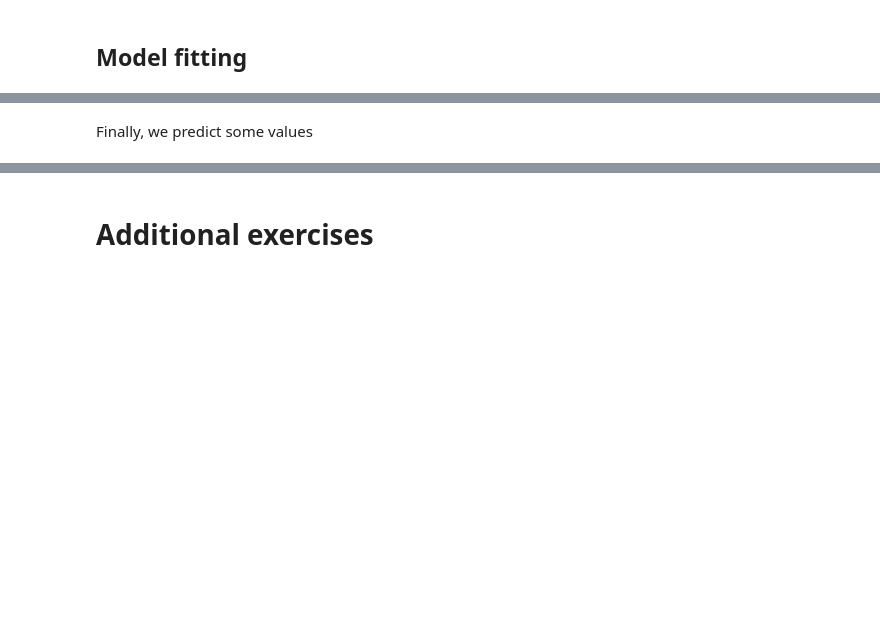
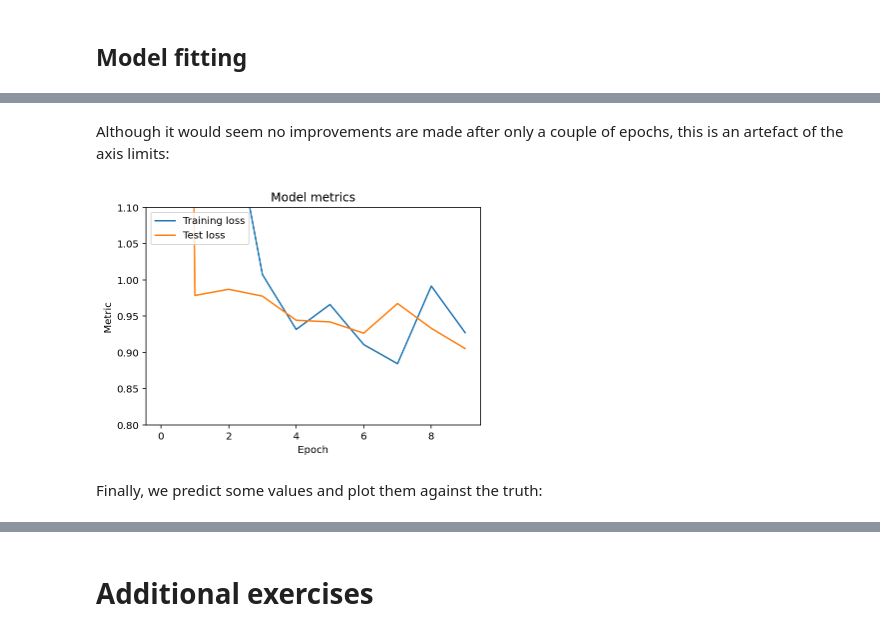
Before and after one commit to NBISweden/workshop-neural-nets-and-deep-learning, a Jupyter notebook: session_recurrentNeuralNetworks/lab_recombination_rate/recrate_exercise.ipynb, the cells around one changed output, grey strips where cells are left out. Saved outputs shown, nothing was run; the diff lists cells and outputs as text; code cells hidden in the pictures; blank space fills up the shorter version.

```diff
--- a/session_recurrentNeuralNetworks/lab_recombination_rate/recrate_exercise.ipynb
+++ b/session_recurrentNeuralNetworks/lab_recombination_rate/recrate_exercise.ipynb
@@ -466,2 +548,8 @@ We plot
+# %% [markdown]
+Although it would seem no improvements are made after only a couple of epochs, this is an artefact of the axis limits:
+# %%
+utils.plot_history(history, ylim=(0.8,1.1))
+# %% [output]
+[figure, added]
 # %% [markdown]
-Finally, we predict some values
+Finally, we predict some values and plot them against the truth:
```
Also changed, not shown: parts of 40 cells of this notebook, 5 other files.
